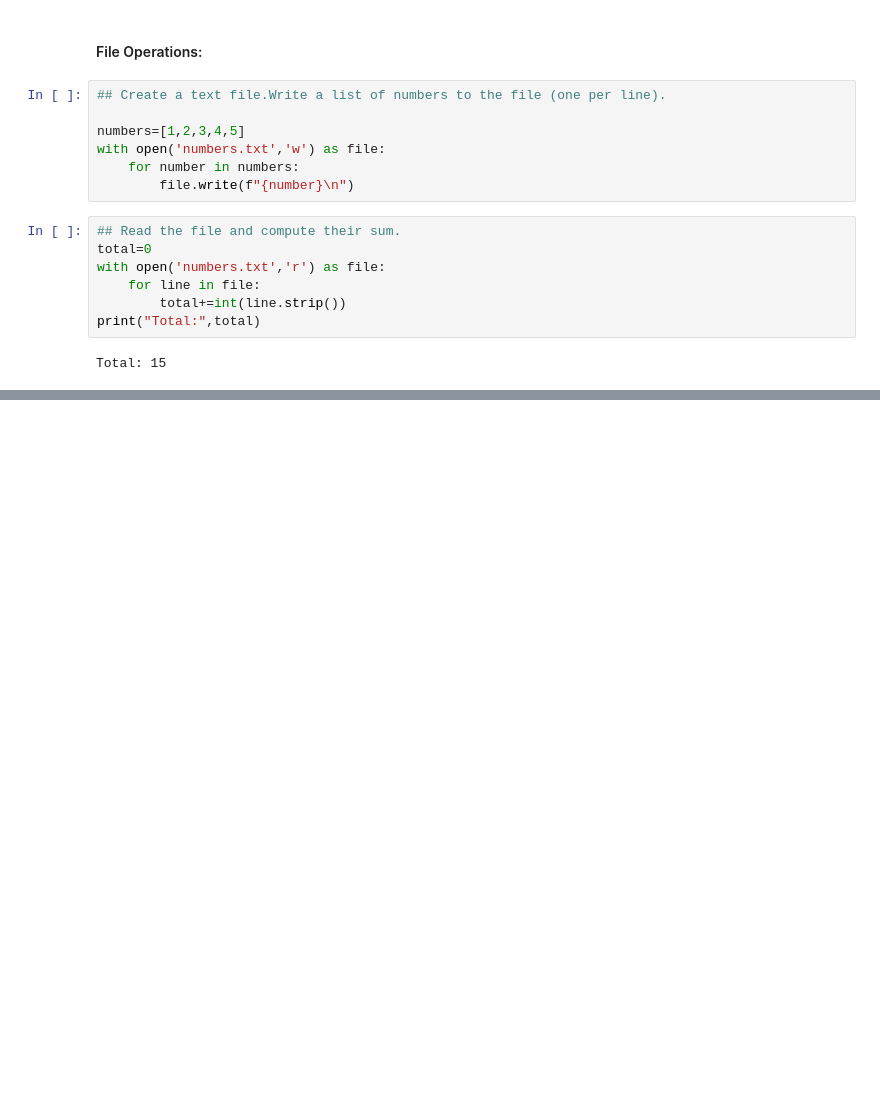
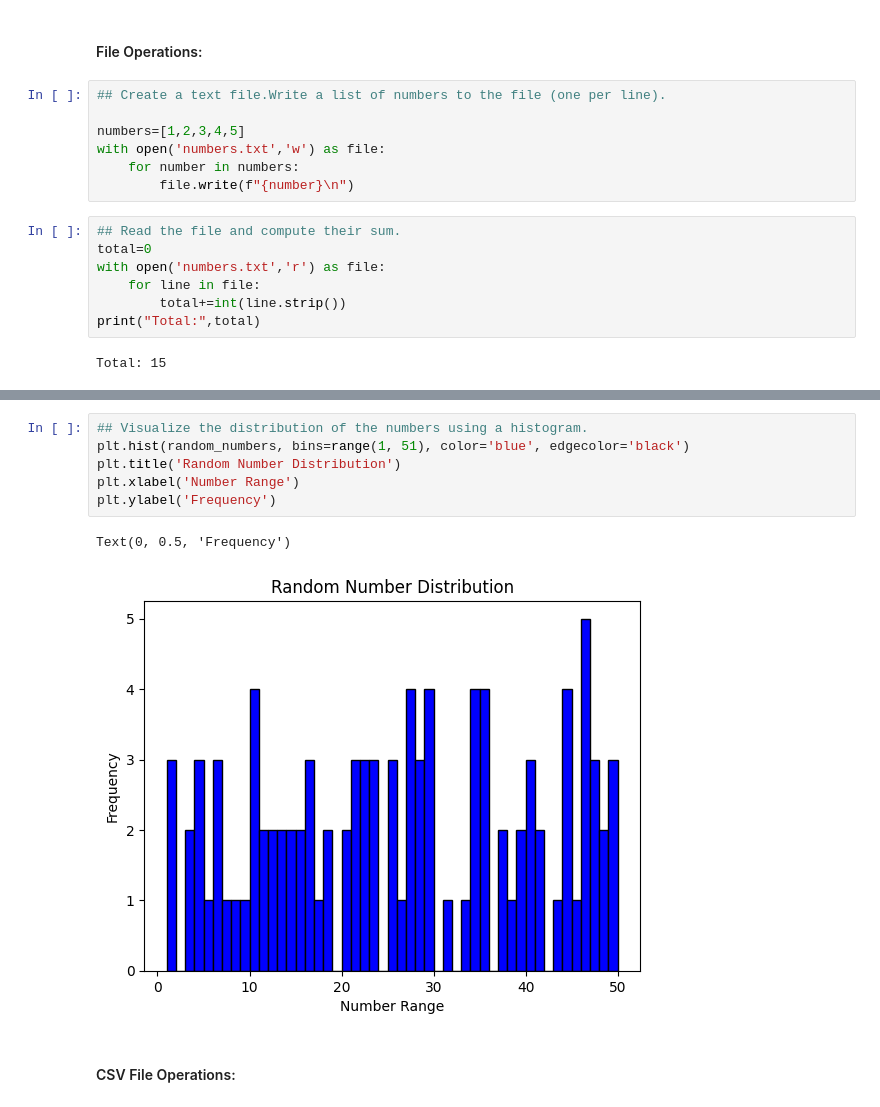
Before and after one commit to rishabh-mondal/Project-Euler-in-Python, a Jupyter notebook: python_basics.ipynb, the cells around one changed output, grey strips where cells are left out. Cells and saved outputs as stored; diff of their text form; blank space fills up the shorter version.

```diff
--- a/python_basics.ipynb
+++ b/python_basics.ipynb
@@ -541,0 +618,11 @@ Total: 15
+# %%
+## Visualize the distribution of the numbers using a histogram.
+plt.hist(random_numbers, bins=range(1, 51), color='blue', edgecolor='black')
+plt.title('Random Number Distribution')
+plt.xlabel('Number Range')
+plt.ylabel('Frequency')
+# %% [output]
+Text(0, 0.5, 'Frequency')
+[figure, added]
+# %% [markdown]
+#### CSV File Operations:
```
Also changed, not shown: parts of 23 cells of this notebook, 3 other files.
